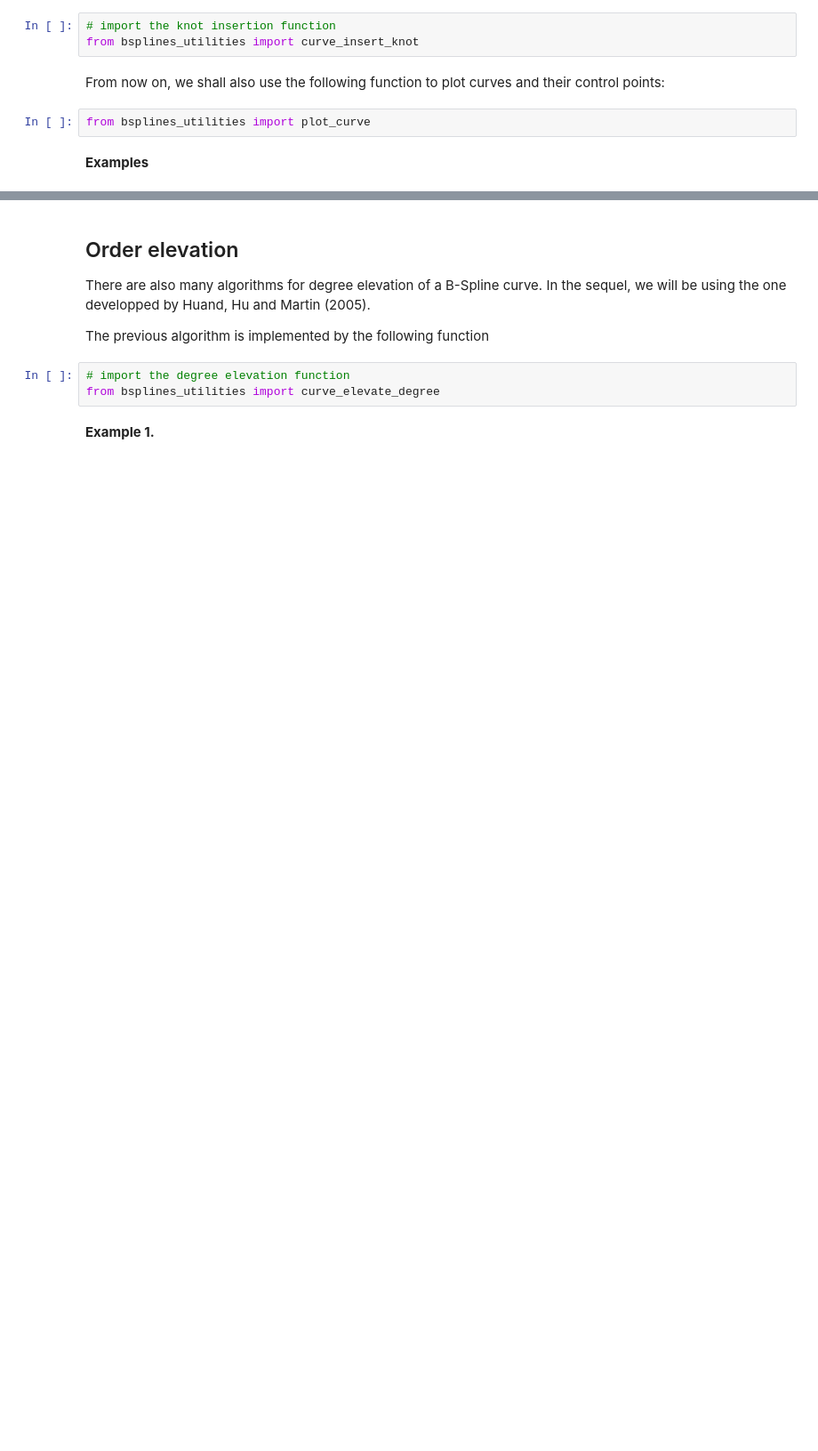
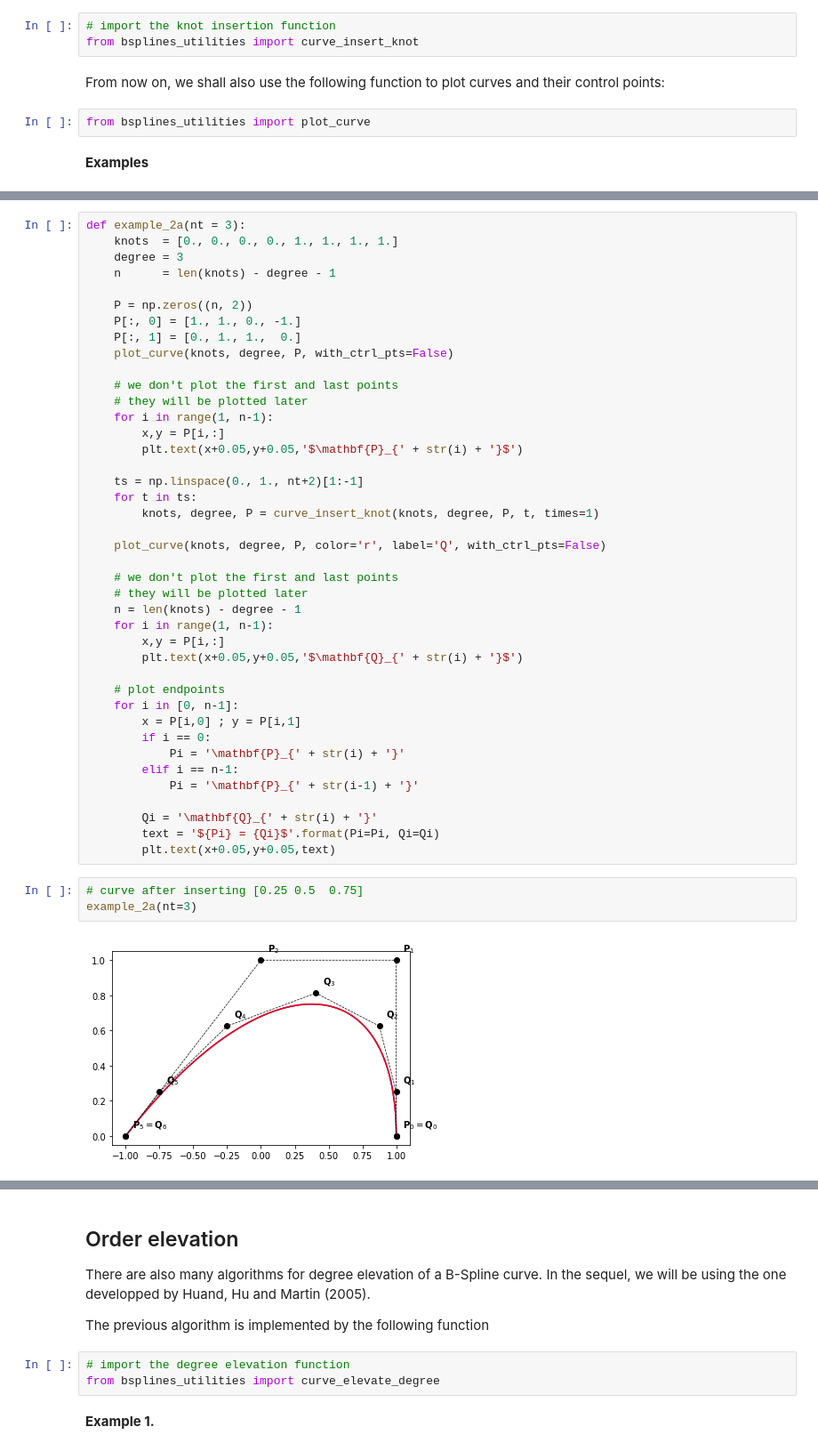
Before and after one commit to ratnania/MA5938, a Jupyter notebook: ch1/B-Splines_Fundamental_geometric_operations.ipynb, the cells around one changed output, grey strips where cells are left out. Shown at 89% size. Saved outputs shown, nothing was run; the diff lists cells and outputs as text; blank space fills up the shorter version.

```diff
--- a/ch1/B-Splines_Fundamental_geometric_operations.ipynb
+++ b/ch1/B-Splines_Fundamental_geometric_operations.ipynb
@@ -84,0 +118,46 @@ example_1()
+# %%
+def example_2a(nt = 3):
+    knots  = [0., 0., 0., 0., 1., 1., 1., 1.]
+    degree = 3
+    n      = len(knots) - degree - 1
+
+    P = np.zeros((n, 2))
+    P[:, 0] = [1., 1., 0., -1.]
+    P[:, 1] = [0., 1., 1.,  0.]
+    plot_curve(knots, degree, P, with_ctrl_pts=False)
+
+    # we don't plot the first and last points
+    # they will be plotted later
+    for i in range(1, n-1):
+        x,y = P[i,:]
+        plt.text(x+0.05,y+0.05,'$\mathbf{P}_{' + str(i) + '}$')
+
+    ts = np.linspace(0., 1., nt+2)[1:-1]
+    for t in ts:
+        knots, degree, P = curve_insert_knot(knots, degree, P, t, times=1)
+
+    plot_curve(knots, degree, P, color='r', label='Q', with_ctrl_pts=False)
+
+    # we don't plot the first and last points
+    # they will be plotted later
+    n = len(knots) - degree - 1
+    for i in range(1, n-1):
+        x,y = P[i,:]
+        plt.text(x+0.05,y+0.05,'$\mathbf{Q}_{' + str(i) + '}$')
+
+    # plot endpoints
+    for i in [0, n-1]:
+        x = P[i,0] ; y = P[i,1]
+        if i == 0:
+            Pi = '\mathbf{P}_{' + str(i) + '}'
+        elif i == n-1:
+            Pi = '\mathbf{P}_{' + str(i-1) + '}'
+
+        Qi = '\mathbf{Q}_{' + str(i) + '}'
+        text = '${Pi} = {Qi}$'.format(Pi=Pi, Qi=Qi)
+        plt.text(x+0.05,y+0.05,text)
+# %%
+# curve after inserting [0.25 0.5  0.75]
+example_2a(nt=3)
+# %% [output]
+[figure, added]
```
Also changed, not shown: parts of 13 cells of this notebook, 2 other files.
